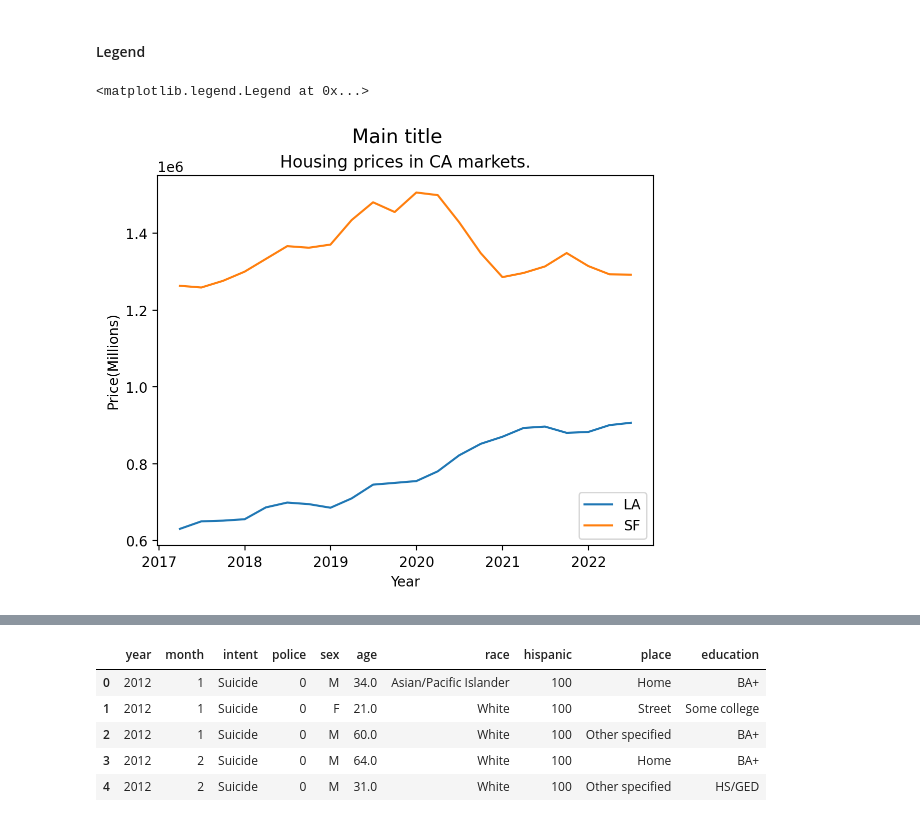
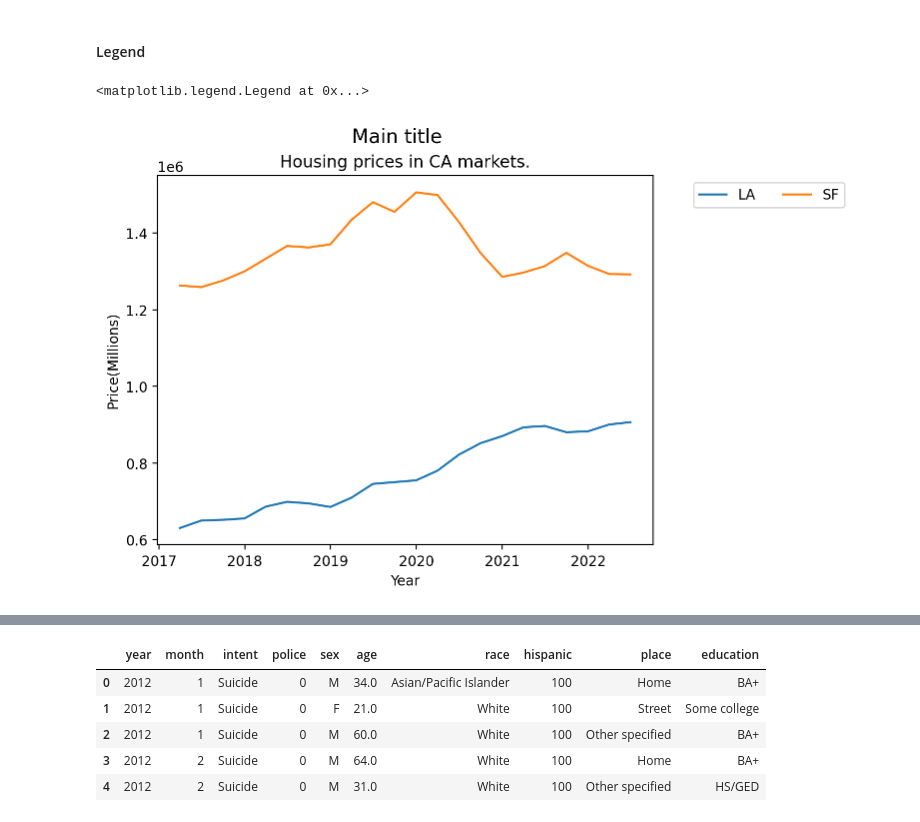
Before and after one commit to R4j4n/Semester2, a Jupyter notebook: 103/cheatSheet.ipynb, the cells around one changed output, grey strips where cells are left out. Saved outputs shown, nothing was run; the diff lists cells and outputs as text; code cells hidden in the pictures.

```diff
--- a/103/cheatSheet.ipynb
+++ b/103/cheatSheet.ipynb
@@ -74,32 +74,32 @@ ax.plot(
         )
 
 ax.plot(
             ca_housing_markets.index,
             ca_housing_markets["San Francisco"],
             label= "San Francisco"
         )
 
 fig.suptitle("Main title", fontsize=14) # main title
 
 ax.set_title("Housing prices in CA markets.", fontsize=12) # title for axis
 
 ax.set_xlabel("Year") # title for x label
 
 ax.set_ylabel("Price(Millions)") # title for y label
 
 # ax.legend()
 
 # or we ca pass custom value to legend
 # ax.legend(["LA", "SF"])
 
 
 # How to determine the location of the legend ?
 # ax.legend(["LA", "SF"], loc = "lower right") # best, lower right, upper center, upper left, upper right, upper center ...
 
 
 # What if we want our legend outsize of the axes ? then we use
 # bbox_to_anchor()
-ax.legend()
+ax.legend(["LA", "SF"], bbox_to_anchor = [1.4,1], ncol = 2)
 # %% [output]
 <matplotlib.legend.Legend at 0x...>
-[figure, old version]
+[figure, new version]
```
Also changed, not shown: parts of 10 cells of this notebook.
